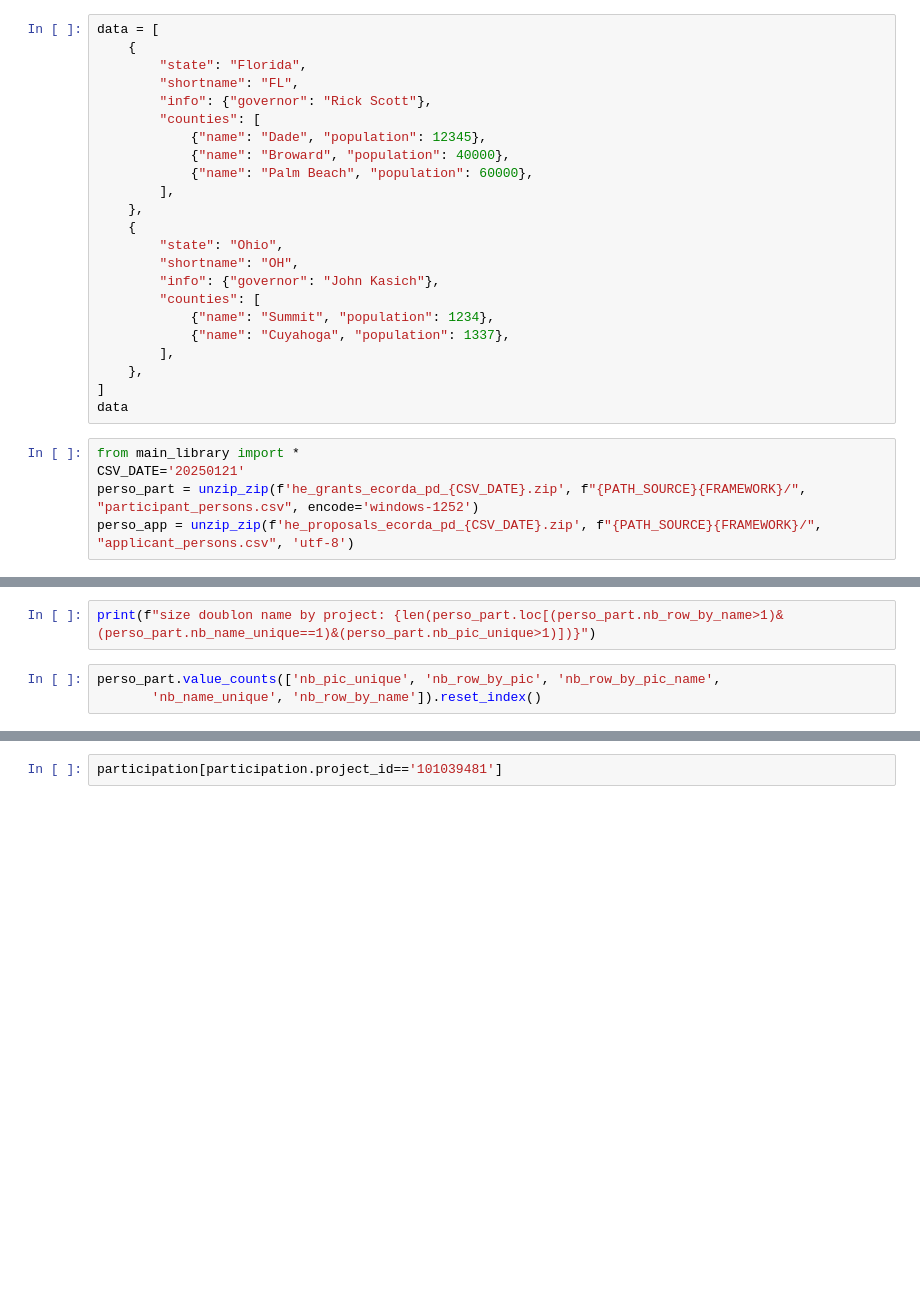
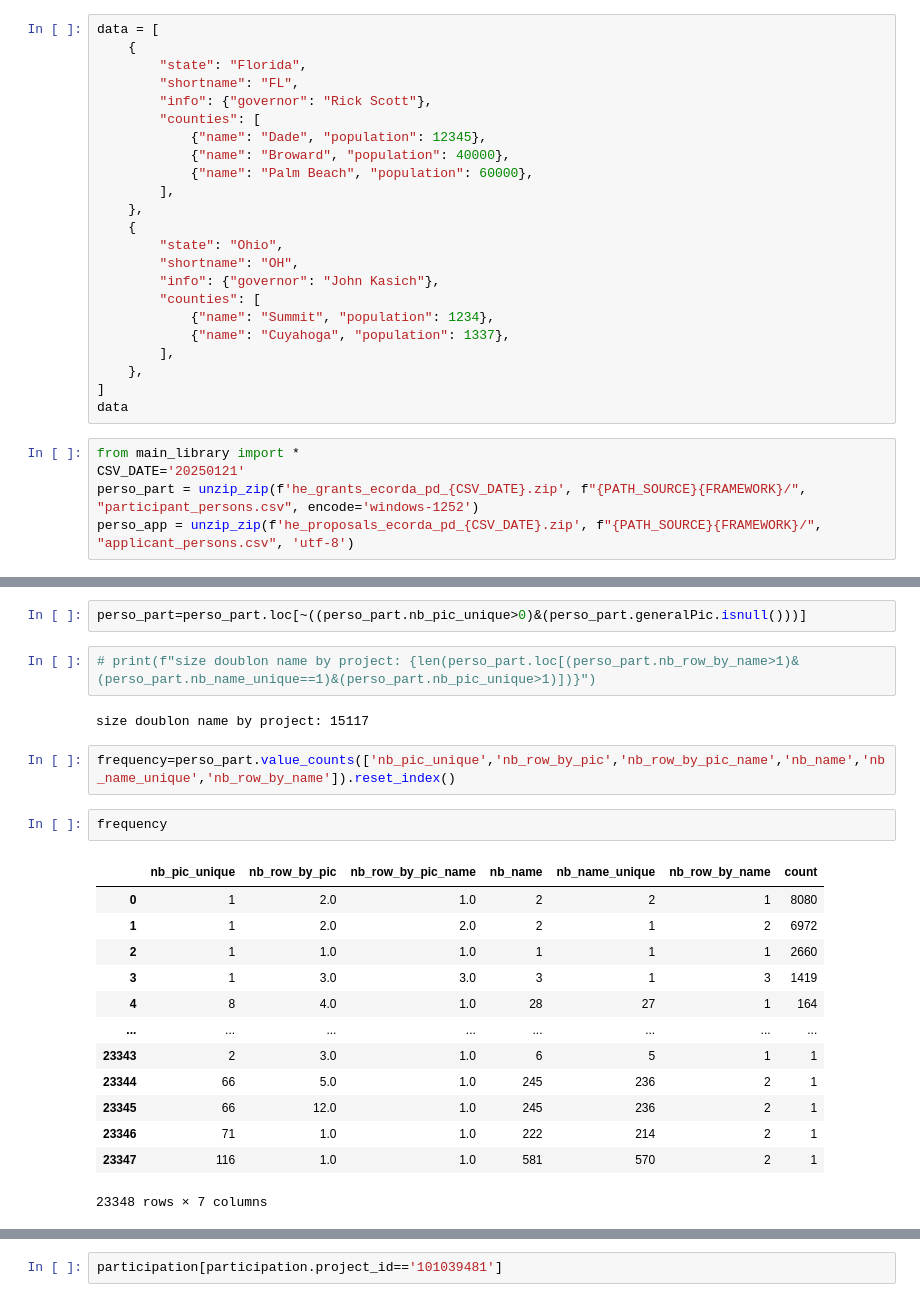
Before and after one commit to dataesr/pcri, a Jupyter notebook: test.ipynb, the cells around one changed output, grey strips where cells are left out. Cells and saved outputs as stored; diff of their text form; blank space fills up the shorter version.

```diff
--- a/test.ipynb
+++ b/test.ipynb
@@ -216,5 +237,24 @@ perso_app = perso_measure(perso_app)
+# %%
+perso_part=perso_part.loc[~((perso_part.nb_pic_unique>0)&(perso_part.generalPic.isnull()))]
 # %%
-print(f"size doublon name by project: {len(perso_part.loc[(perso_part.nb_row_by_name>1)&(perso_part.nb_name_unique==1)&(perso_part.nb_pic_unique>1)])}")
+# print(f"size doublon name by project: {len(perso_part.loc[(perso_part.nb_row_by_name>1)&(perso_part.nb_name_unique==1)&(perso_part.nb_pic_unique>1)])}")
+# %% [output]
+size doublon name by project: 15117
 # %%
-perso_part.value_counts(['nb_pic_unique', 'nb_row_by_pic', 'nb_row_by_pic_name',
-       'nb_name_unique', 'nb_row_by_name']).reset_index()
+frequency=perso_part.value_counts(['nb_pic_unique','nb_row_by_pic','nb_row_by_pic_name','nb_name','nb_name_unique','nb_row_by_name']).reset_index()
+# %%
+frequency
+# %% [output]
+|  | nb_pic_unique | nb_row_by_pic | nb_row_by_pic_name | nb_name | nb_name_unique | nb_row_by_name | count |
+| 0 | 1 | 2.0 | 1.0 | 2 | 2 | 1 | 8080 |
+| 1 | 1 | 2.0 | 2.0 | 2 | 1 | 2 | 6972 |
+| 2 | 1 | 1.0 | 1.0 | 1 | 1 | 1 | 2660 |
+| 3 | 1 | 3.0 | 3.0 | 3 | 1 | 3 | 1419 |
+| 4 | 8 | 4.0 | 1.0 | 28 | 27 | 1 | 164 |
+| ... | ... | ... | ... | ... | ... | ... | ... |
+| 23343 | 2 | 3.0 | 1.0 | 6 | 5 | 1 | 1 |
+| 23344 | 66 | 5.0 | 1.0 | 245 | 236 | 2 | 1 |
+| 23345 | 66 | 12.0 | 1.0 | 245 | 236 | 2 | 1 |
+| 23346 | 71 | 1.0 | 1.0 | 222 | 214 | 2 | 1 |
+| 23347 | 116 | 1.0 | 1.0 | 581 | 570 | 2 | 1 |
+23348 rows × 7 columns
```
Also changed, not shown: parts of 9 cells of this notebook, 1 other file.
